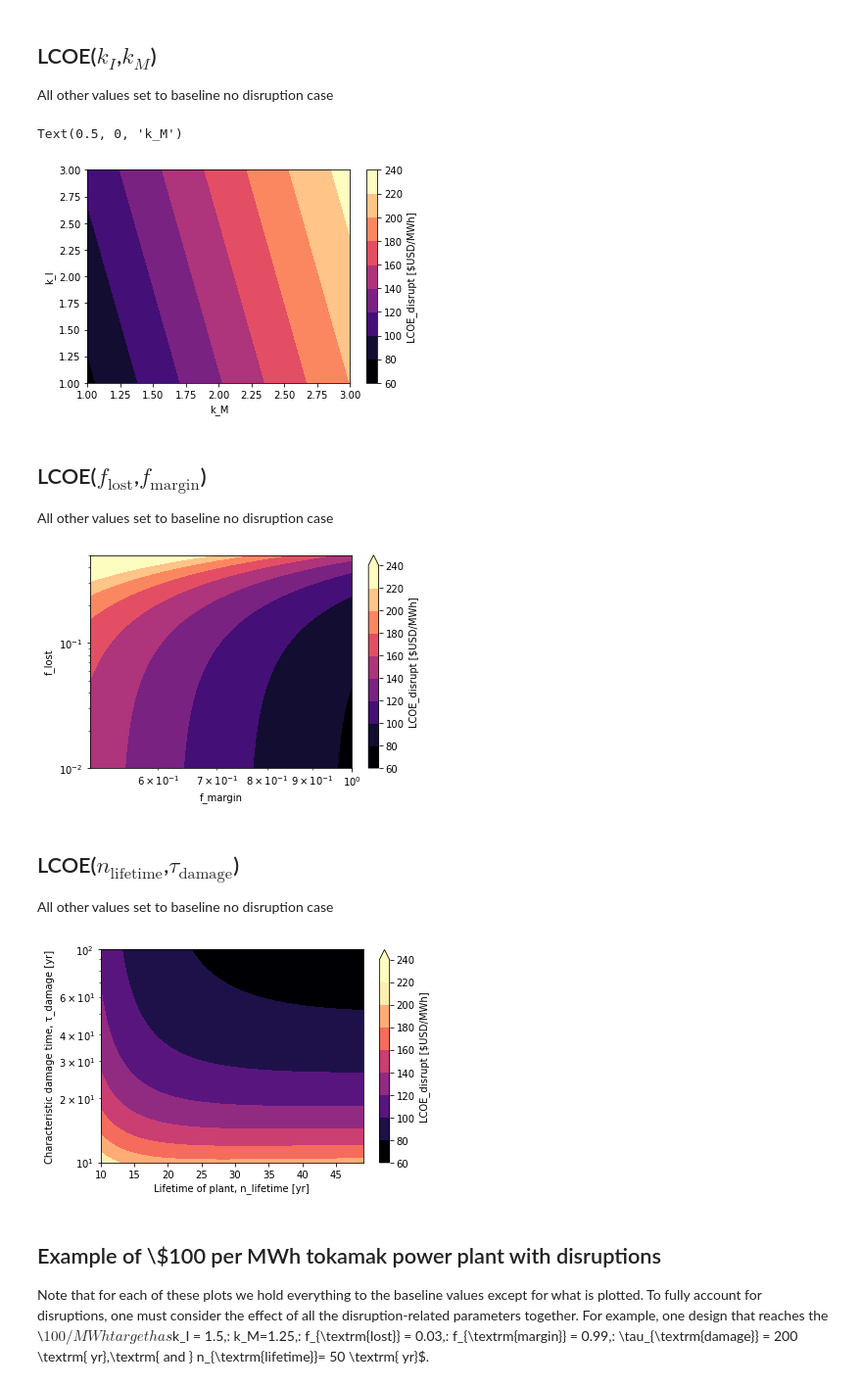
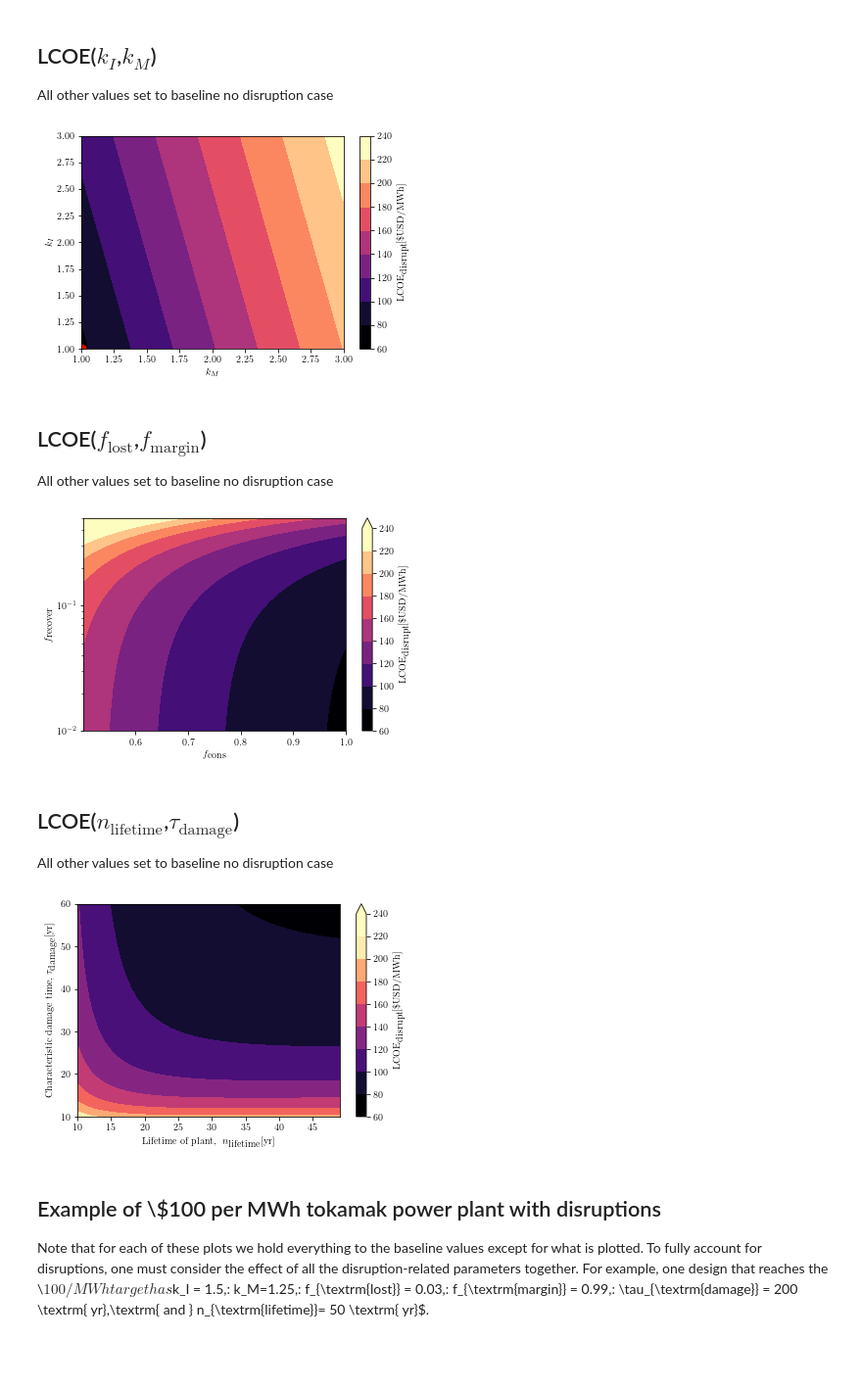
Before and after one commit to andrew-maris/disruptions-tokamak-economics, a Jupyter notebook: model_plots_data.ipynb, the cells around one changed output. Shown at 98% size. Cells and saved outputs as stored; diff of their text form; code cells hidden in the pictures; blank space fills up the shorter version.

Commit message:
updated plots to use latex

```diff
--- a/model_plots_data.ipynb
+++ b/model_plots_data.ipynb
@@ -13,6 +13,7 @@ import numpy as np
 import pandas as pd
 import matplotlib.pyplot as plt
 import matplotlib.colors as colors
+plt.rcParams['text.usetex'] = True
 # %% [markdown]
 # Section IV.B: Reduced electricity production from accumulated damage
 
@@ -338,14 +348,13 @@ cs=plt.contourf(kI_scan,kM_scan,LCOE_k,cmap='magma',norm=colors.Normalize(vmin=L
 cbr= plt.colorbar()
 
 #Add a labels, adjust scales
-cbr.set_label('LCOE_disrupt [$USD/MWh]')
-plt.ylabel('k_I')
-plt.xlabel('k_M')
-# plt.scatter([1],[1],label='Baseline case',c='r',s=80)
-# plt.savefig('Plots/LCOE_k.png',dpi=200,bbox_inches='tight')
+cbr.set_label(r'$\textrm{LCOE}_\textrm{disrupt} [\textrm{\$USD/MWh}]$')
+plt.ylabel(r'$k_I$')
+plt.xlabel(r'$k_M$')
+plt.scatter([1],[1],label='Baseline case',c='r',s=80)
+plt.savefig('Plots/LCOE_k.png',dpi=200,bbox_inches='tight')
 # %% [output]
-Text(0.5, 0, 'k_M')
-[figure, old version]
+[figure, new version]
 # %%
 # #Save data from plot
 # np.save('Data/kI_scan.npy', kI_scan)
@@ -375,17 +384,17 @@ ax=plt.contourf(fmargin_scan,pdeltat_scan,LCOE_f,cmap='magma',norm=colors.Normal
 cbr= plt.colorbar()
 
 #Add a labels, adjust scales
-cbr.set_label('LCOE_disrupt [$USD/MWh]')
-plt.ylabel('f_lost')
-plt.xlabel('f_margin')
+cbr.set_label(r'$\textrm{LCOE}_\textrm{disrupt} [\textrm{\$USD/MWh}]$')
+plt.ylabel(r'$f_{\textrm{recover}}$')
+plt.xlabel(r'$f_{\textrm{cons}}$')
 plt.yscale('log')
-plt.xscale('log')
+plt.xscale('linear')
 # plt.scatter([1],[1],label='Baseline case',c='r',s=80)
 # plt.legend()
 #ax.xaxis.set_minor_formatter(mticker.ScalarFormatter())
-# plt.savefig('Plots/LCOE_2.png',dpi=200,bbox_inches='tight')
+plt.savefig('Plots/LCOE_2.png',dpi=200,bbox_inches='tight')
 # %% [output]
-[figure, old version]
+[figure, new version]
 # %%
 # #Save data from plot
 # np.save('Data/fmargin_scan.npy', fmargin_scan)
@@ -397,8 +406,8 @@ All other values set to baseline no disruption case
 # %%
 #### Parameter range to scan
 #Characteristic damage time
-tau_upper = 10**2 #Maximum to scan [yr]
-tau_lower = 10**1 #Minimum to scan [yr]
+tau_upper = 60 #Maximum to scan [yr]
+tau_lower = 10 #Minimum to scan [yr]
 #Lifetime of plant
 T_upper = 50 #Maximum to scan [yr]
 T_lower = 10 #Minimum to scan [yr]
@@ -413,17 +422,17 @@ LCOE_tau = get_LCOE_disrupt(I,M,F,E,r,n_construct,n_op=T_scan,kI=1,kM=1,f_margin
 # %%
 #Create contour plot and color bar
 plt.contourf(T_scan,tau_scan,LCOE_tau,cmap='magma',norm=colors.Normalize(vmin=LCOE_tau.min(), vmax=LCOE_tau.max()),levels=cs.levels,extend='max')
 cbr= plt.colorbar()
 
 #Add a labels, adjust scales
-cbr.set_label('LCOE_disrupt [$USD/MWh]')
-plt.ylabel('Characteristic damage time, τ_damage [yr]')
-plt.xlabel('Lifetime of plant, n_lifetime [yr]')
-plt.yscale('log')
+cbr.set_label(r'$\textrm{LCOE}_\textrm{disrupt} [\textrm{\$USD/MWh}]$')
+plt.ylabel(r'\textrm{Characteristic damage time, }$\tau_\textrm{damage} [\textrm{yr}]$')
+plt.xlabel(r'\textrm{Lifetime of plant, } $n_{\textrm{lifetime}} [\textrm{yr}]$')
+plt.yscale('linear')
 #plt.xscale('log')
-#plt.savefig('Plots/LCOE_tau.png',dpi=200,bbox_inches='tight')
+plt.savefig('Plots/LCOE_tau.png',dpi=200,bbox_inches='tight')
 # %% [output]
-[figure, old version]
+[figure, new version]
 # %%
 # #Save data from plot
 # np.save('Data/T_scan.npy', T_scan)
```
Also changed, not shown: parts of 13 cells of this notebook, 12 other files.
